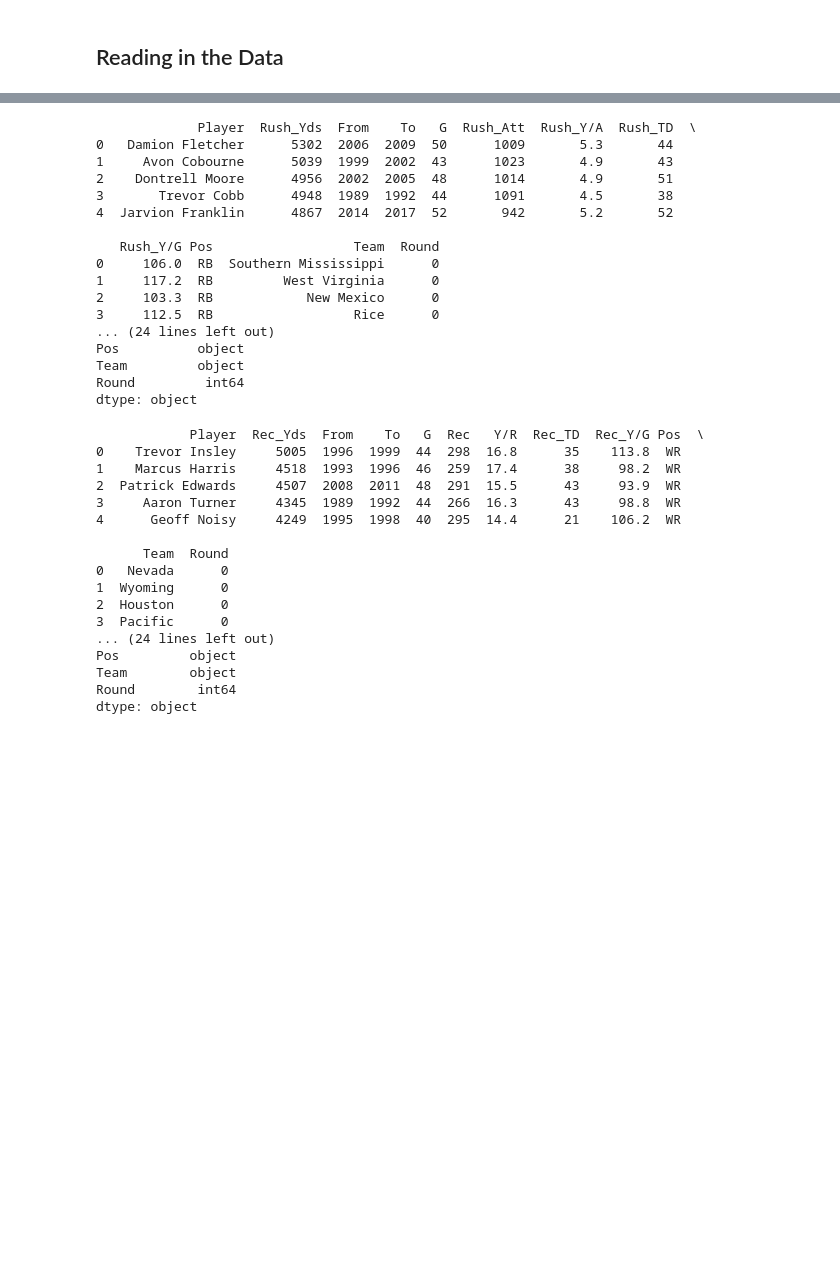
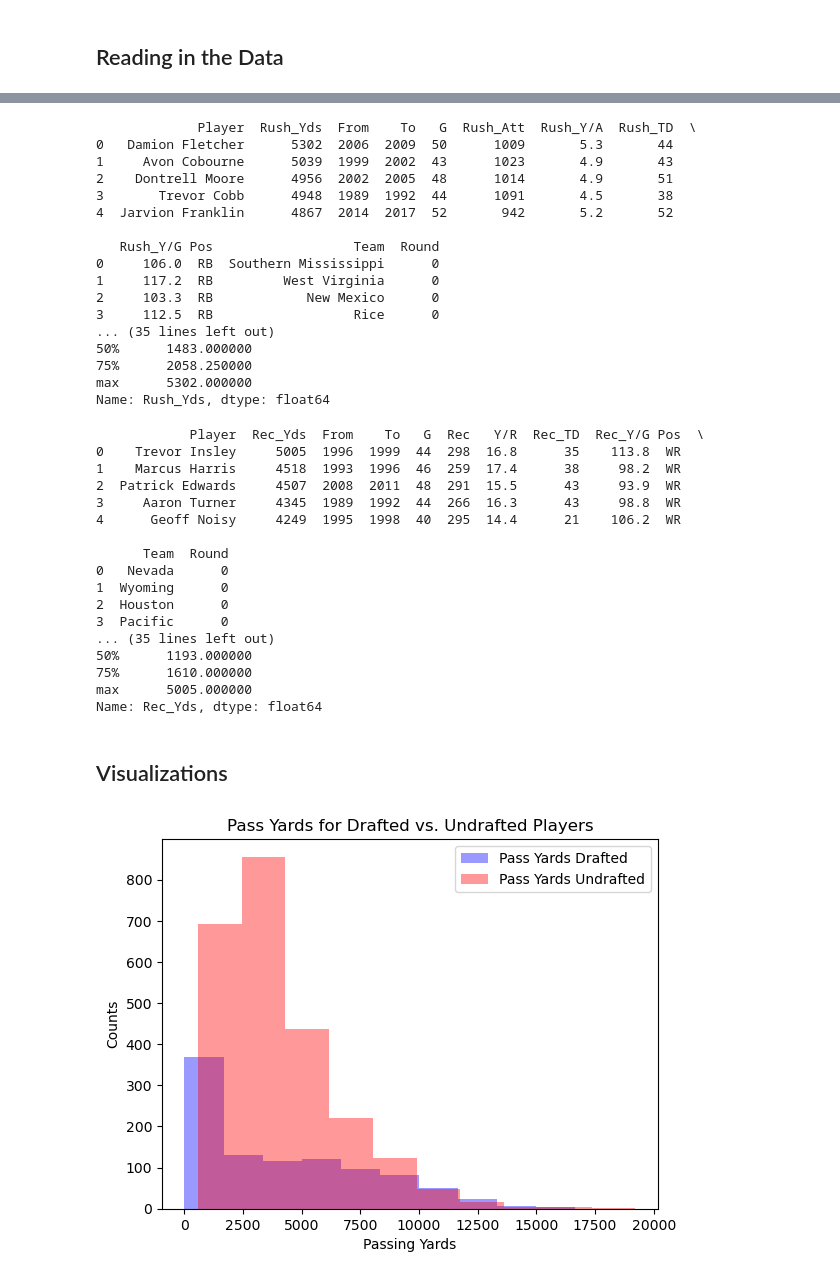
Before and after one commit to ckourkou/DATA-1030-Final-Project, a Jupyter notebook: Draft Round Project.ipynb, the cells around one changed output, grey strips where cells are left out. Cells and saved outputs as stored; diff of their text form; code cells hidden in the pictures; blank space fills up the shorter version.

```diff
--- a/Draft Round Project.ipynb
+++ b/Draft Round Project.ipynb
@@ -9,7 +9,7 @@ import pandas as pd
 drafted_passing = pd.read_csv('Data/DRAFTED CFB PLAYERS PASSING.CSV', header = 1)
 drafted_passing = drafted_passing.drop(['Rk', 'Draft Year', 'Draft Team', 'Pick', 'Draft College', 'TD.1'], axis= 1)
 drafted_passing.rename(columns={'TD':'Pass_TD', 'Att': 'Pass_Att', 'Yds': 'Pass_Yds', 'Y/A':'Pass_Y/A', 'Y/G':'Pass_Y/G', \
-                                'AY/A':'Pass_AY/A', 'Y/C':'Pass_Y/G'}, inplace=True)
+                                'AY/A':'Pass_AY/A', 'Y/C':'Pass_Y/C'}, inplace=True)
 drafted_passing['Round'] = drafted_passing['Round'].astype('Int64')
 
 # EDA
@@ -35,6 +35,10 @@ print(drafted_passing.dtypes)
 print()
 print('Count per round:')
 print(drafted_passing['Round'].value_counts())
+
+print()
+print('Summary Stats for Pass_Yds:')
+print(drafted_passing['Pass_Yds'].describe())
 # %% [output]
            Player  Pass_TD  Round  From    To   G   Cmp  Pass_Att  Inc  Cmp%  \
 0  Baker Mayfield      131      1  2013  2017  48  1026      1497  471  68.5
@@ -154,7 +166,7 @@ Name: count, dtype: Int64
 undrafted_passing = pd.read_csv('Data/UNDRAFTED CFB PLAYERS PASSING.CSV', header = 1)
 undrafted_passing = undrafted_passing.drop(['Rk', 'TD.1'], axis= 1)
 undrafted_passing.rename(columns={'TD':'Pass_TD', 'Att': 'Pass_Att', 'Yds': 'Pass_Yds', 'Y/A':'Pass_Y/A', 'Y/G':'Pass_Y/G', \
-                                'AY/A':'Pass_AY/A', 'Y/C':'Pass_Y/G'}, inplace=True)
+                                'AY/A':'Pass_AY/A', 'Y/C':'Pass_Y/C'}, inplace=True)
 undrafted_passing['Round'] = 0
 
 # EDA
@@ -176,6 +188,10 @@ print(perc_missing_per_ftr[perc_missing_per_ftr > 0])
 print()
 print('Data types:')
 print(undrafted_passing.dtypes)
+
+print()
+print('Summary Stats for Pass_Yds:')
+print(undrafted_passing['Pass_Yds'].describe())
 # %% [output]
            Player  Pass_TD  From    To   G   Cmp  Pass_Att  Inc  Cmp%  \
 0     Case Keenum      155  2007  2011  57  1546      2229  683  69.4
@@ -219,6 +235,10 @@ print(perc_missing_per_ftr[perc_missing_per_ftr > 0])
 print()
 print('Data types:')
 print(undrafted_rushing.dtypes)
+
+print()
+print('Summary Stats for Rush_Yds:')
+print(undrafted_rushing['Rush_Yds'].describe())
 # %% [output]
              Player  Rush_Yds  From    To   G  Rush_Att  Rush_Y/A  Rush_TD  \
 0   Damion Fletcher      5302  2006  2009  50      1009       5.3       44
@@ -232,11 +252,11 @@ print(undrafted_rushing.dtypes)
 1     117.2  RB         West Virginia      0
 2     103.3  RB            New Mexico      0
 3     112.5  RB                  Rice      0
-... (24 lines left out)
-Pos          object
-Team         object
-Round         int64
-dtype: object
+... (35 lines left out)
+50%      1483.000000
+75%      2058.250000
+max      5302.000000
+Name: Rush_Yds, dtype: float64
 # %%
 # UNDRAFTED PLAYERS RECEIVING
 undrafted_receiving = pd.read_csv('Data/UNDRAFTED CFB PLAYERS RECEIVING.CSV', header=1)
@@ -262,6 +282,10 @@ print(perc_missing_per_ftr[perc_missing_per_ftr > 0])
 print()
 print('Data types:')
 print(undrafted_receiving.dtypes)
+
+print()
+print('Summary Stats for Rec_Yds:')
+print(undrafted_receiving['Rec_Yds'].describe())
 # %% [output]
             Player  Rec_Yds  From    To   G  Rec   Y/R  Rec_TD  Rec_Y/G Pos  \
 0    Trevor Insley     5005  1996  1999  44  298  16.8      35    113.8  WR
@@ -275,8 +299,23 @@ print(undrafted_receiving.dtypes)
 1  Wyoming      0
 2  Houston      0
 3  Pacific      0
-... (24 lines left out)
-Pos         object
-Team        object
-Round        int64
-dtype: object
+... (35 lines left out)
+50%      1193.000000
+75%      1610.000000
+max      5005.000000
+Name: Rec_Yds, dtype: float64
+# %% [markdown]
+## Visualizations
+# %%
+import matplotlib
+from matplotlib import pyplot as plt
+
+plt.hist(drafted_passing['Pass_Yds'], color='b', alpha= 0.4, label='Pass Yards Drafted')
+plt.hist(undrafted_passing['Pass_Yds'], color='r', alpha = 0.4, label='Pass Yards Undrafted')
+plt.xlabel('Passing Yards')
+plt.ylabel('Counts')
+plt.legend()
+plt.title('Pass Yards for Drafted vs. Undrafted Players')
+plt.show()
+# %% [output]
+[figure, added]
```
Also changed, not shown: parts of 8 cells of this notebook.
